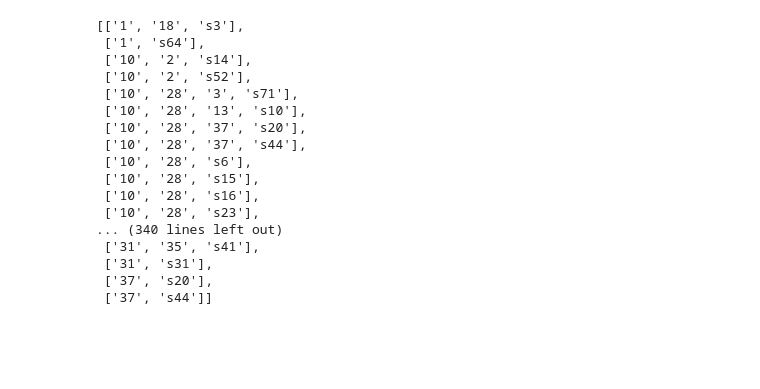
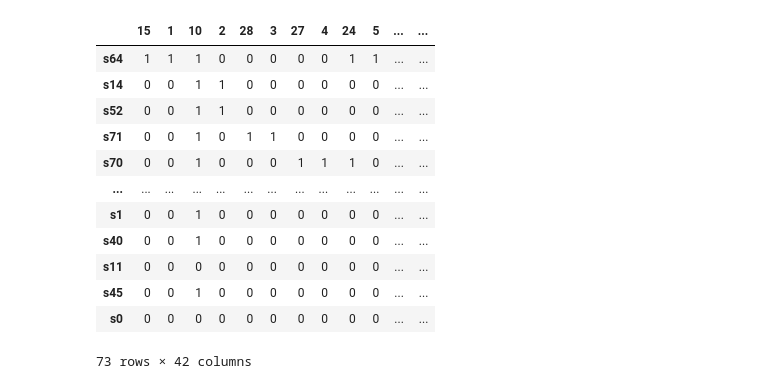
Before and after one commit to cbg-ethz/mt-SCITE, a Jupyter notebook: Notebooks/Converter.ipynb, the cells around one changed output. Cells and saved outputs as stored; diff of their text form; code cells hidden in the pictures; blank space fills up the shorter version.

Commit message:
Converter.ipynb now annotates cells in a matrix according to path

```diff
--- a/Notebooks/Converter.ipynb
+++ b/Notebooks/Converter.ipynb
@@ -181,22 +58,31 @@ def get_nodes(adj_matrix):
 # Function to create dataframe where leaf nodes are index and internal nodes are columns
 def create_leaf_internal_df(adj_matrix):
     # Get list of leaf nodes
-    leaf_nodes = [node for node in adj_matrix.index if adj_matrix.loc[node].sum() == 1]
-    # Initialize dataframe with internal nodes as index and leaf nodes as columns
-    internal_leaf_df = pd.DataFrame(0, index=get_nodes(adj_matrix), columns=leaf_nodes)
-    # Iterate over leaf nodes and set values in dataframe
-    for leaf_node in leaf_nodes:
-        connected_internals = adj_matrix.loc[leaf_node][internal_leaf_df.index] == 1
-        internal_leaf_df.loc[:, leaf_node] = connected_internals.astype(int)
-    return internal_leaf_df
+    leaf_nodes = [node for node in adj_matrix.index if adj_matrix.loc[node].sum() == 0]
+    # Get list of internal nodes
+    internal_nodes = [node for node in adj_matrix.index if adj_matrix.loc[node].sum() > 0]
+    # Initialize dataframe with leaf nodes as index and internal nodes as columns
+    leaf_internal_df = pd.DataFrame(0, index=leaf_nodes, columns=internal_nodes)
+    return leaf_internal_df
+
+def set_groups(leaf_internal_df, paths):
+    leaf_internal_df = leaf_internal_df.copy()
+    for path in paths:
+        leaf_node = path[-1]
+        for node in path[:-1]:
+            leaf_internal_df.loc[leaf_node, node] = 1
+    return leaf_internal_df
 
 
-adj_matrix = df
+adj_matrix = nx.to_pandas_adjacency(tree)
+adj_matrix = adj_matrix.loc[adj_matrix.index[1:], adj_matrix.columns[1:]]
+
 adj_list = adjacency_matrix_to_list(adj_matrix)
 nodes = get_nodes(adj_matrix)
 internal_nodes = get_nodes(adj_matrix)
 paths = []
-for node in nodes:
-    find_paths(adj_list, node, [], paths)
-for path in paths:
-    leaf_internal_df = create_leaf_internal_df(adj_matrix)
+
+
+find_paths(adj_list, '42', [], paths)
+leaf_internal_df = create_leaf_internal_df(adj_matrix)
+cells_path_from_root_df = set_groups(leaf_internal_df, paths)
@@ -240,20 +89,16 @@ leaf_internal_df
-# %%
-paths
-# %% [output]
-[['1', '18', 's3'],
- ['1', 's64'],
- ['10', '2', 's14'],
- ['10', '2', 's52'],
- ['10', '28', '3', 's71'],
- ['10', '28', '13', 's10'],
- ['10', '28', '37', 's20'],
- ['10', '28', '37', 's44'],
- ['10', '28', 's6'],
- ['10', '28', 's15'],
- ['10', '28', 's16'],
- ['10', '28', 's23'],
-... (340 lines left out)
- ['31', '35', 's41'],
- ['31', 's31'],
- ['37', 's20'],
- ['37', 's44']]
+# %%
+cells_path_from_root_df
+# %% [output]
+|  | 15 | 1 | 10 | 2 | 28 | 3 | 27 | 4 | 24 | 5 | ... | ... |
+| s64 | 1 | 1 | 1 | 0 | 0 | 0 | 0 | 0 | 1 | 1 | ... | ... |
+| s14 | 0 | 0 | 1 | 1 | 0 | 0 | 0 | 0 | 0 | 0 | ... | ... |
+| s52 | 0 | 0 | 1 | 1 | 0 | 0 | 0 | 0 | 0 | 0 | ... | ... |
+| s71 | 0 | 0 | 1 | 0 | 1 | 1 | 0 | 0 | 0 | 0 | ... | ... |
+| s70 | 0 | 0 | 1 | 0 | 0 | 0 | 1 | 1 | 1 | 0 | ... | ... |
+| ... | ... | ... | ... | ... | ... | ... | ... | ... | ... | ... | ... | ... |
+| s1 | 0 | 0 | 1 | 0 | 0 | 0 | 0 | 0 | 0 | 0 | ... | ... |
+| s40 | 0 | 0 | 1 | 0 | 0 | 0 | 0 | 0 | 0 | 0 | ... | ... |
+| s11 | 0 | 0 | 0 | 0 | 0 | 0 | 0 | 0 | 0 | 0 | ... | ... |
+| s45 | 0 | 0 | 1 | 0 | 0 | 0 | 0 | 0 | 0 | 0 | ... | ... |
+| s0 | 0 | 0 | 0 | 0 | 0 | 0 | 0 | 0 | 0 | 0 | ... | ... |
+73 rows × 42 columns
```
Also changed, not shown: parts of 20 cells of this notebook.
